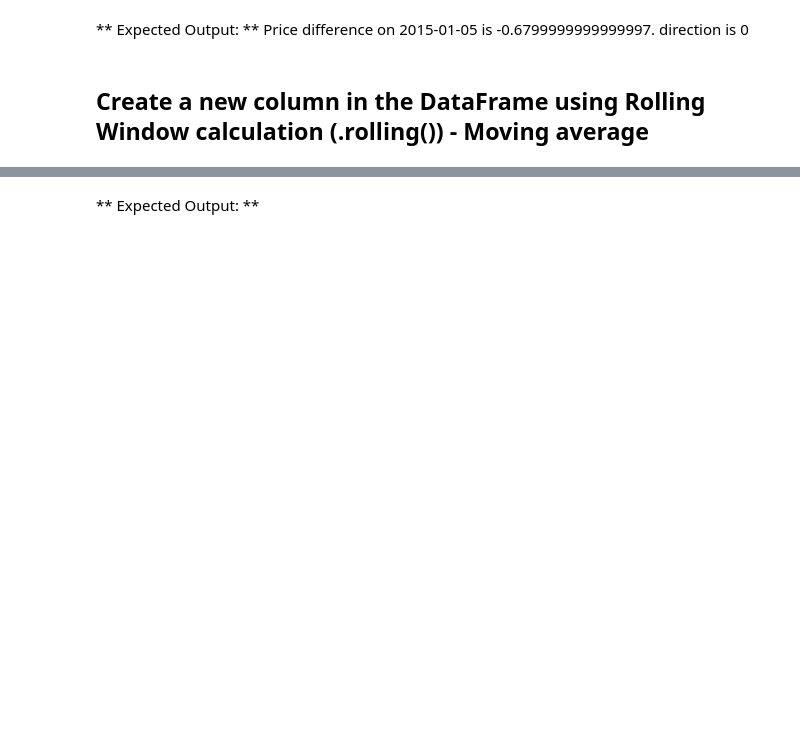
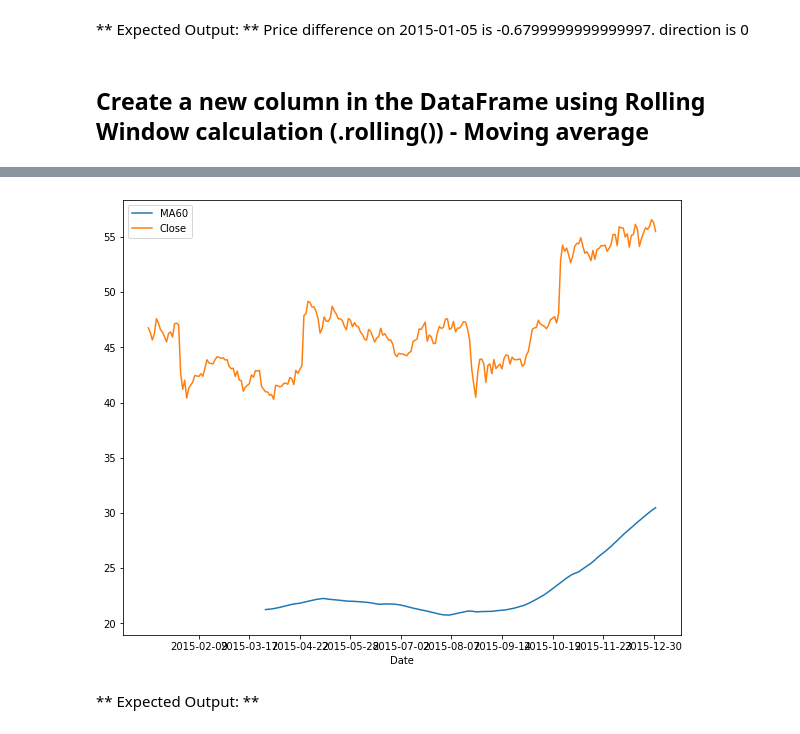
Before and after one commit to fjalappat/Coursera-Python-Data-Analysis, a Jupyter notebook: week 1/Create new features and columns in DataFrame.ipynb, the cells around one changed output, grey strips where cells are left out. Drawn from its saved outputs; the diff is of its cells as text; code cells hidden in the pictures; blank space fills up the shorter version.

```diff
--- a/week 1/Create new features and columns in DataFrame.ipynb
+++ b/week 1/Create new features and columns in DataFrame.ipynb
@@ -102,3 +104,6 @@ print('Price difference on {} is {}. direction is {}'.format('2015-01-05', ms['P
 ** Expected Output: ** Price difference on 2015-01-05 is -0.6799999999999997. direction is 0
 # %% [markdown]
 ## Create a new column in the DataFrame using Rolling Window calculation (.rolling()) - Moving average
+# %%
+print(fb.index)
+fb = fb.set_index('Date')
@@ -114,15 +123,17 @@ plt.show()
 # %%
 # You can use .rolling() to calculate any numbers of days' Moving Average. This is your turn to calculate "60 days"
 # moving average of Microsoft, rename it as "ma60". And follow the codes above in plotting a graph
 
-ms['ma60'] = None
+ms['ma60'] = fb['Close'].rolling(60).mean()
 
 #plot the moving average
 plt.figure(figsize=(10, 8))
 ms['ma60'].loc['2015-01-01':'2015-12-31'].plot(label='MA60')
 ms['Close'].loc['2015-01-01':'2015-12-31'].plot(label='Close')
 plt.legend()
 plt.show()
+# %% [output]
+[figure, added]
 # %% [markdown]
 ** Expected Output: **
 # %% [markdown]
```
Also changed, not shown: parts of 3 cells of this notebook, 1 other file.
